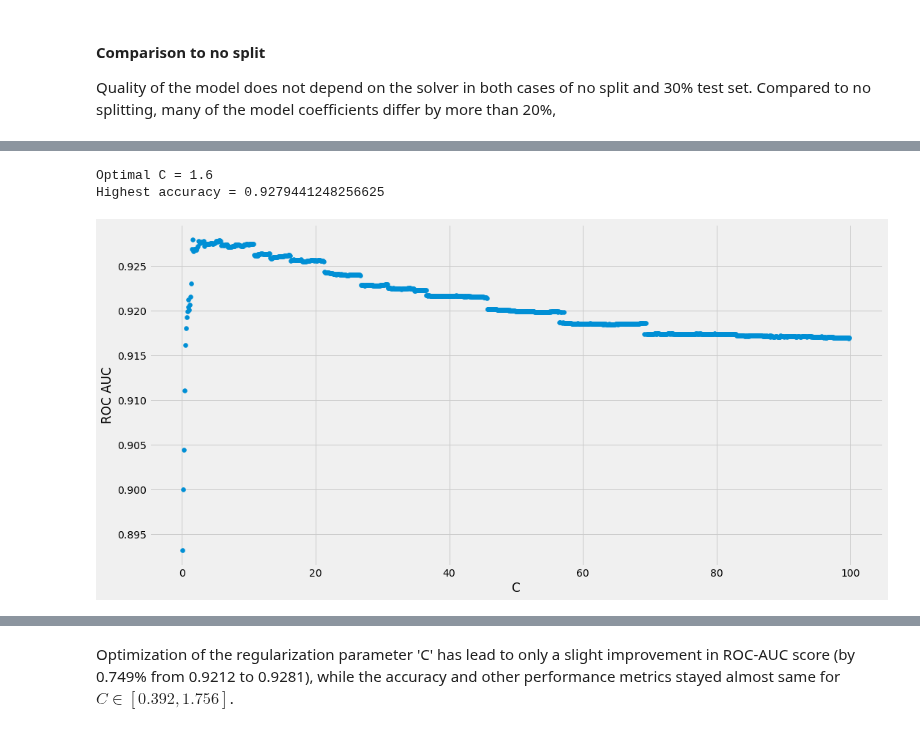
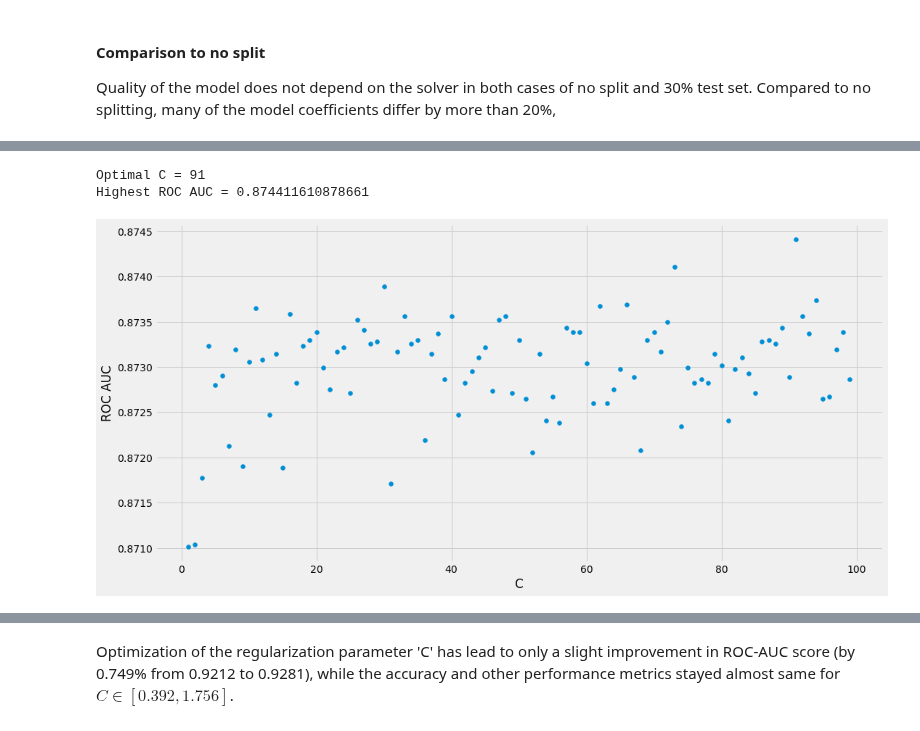
Before and after one commit to ysereda/Springboard, a Jupyter notebook: Capstone2_CustomerChurn.ipynb, the cells around one changed output, grey strips where cells are left out. Drawn from its saved outputs; the diff is of its cells as text; code cells hidden in the pictures.

```diff
--- a/Capstone2_CustomerChurn.ipynb
+++ b/Capstone2_CustomerChurn.ipynb
@@ -1718,0 +2275,24 @@ df.head()
+# %%
+#df = pd.read_csv('data/df.csv')
+#df = pd.read_csv('data/df_20161022_1.csv')
+#df = pd.read_csv('data/df_20161022_1.all_onehot.csv')
+#df = pd.read_csv('data/df_20161022_1.gender_onehot.featuresmt.csv')
+csv = "data/df_20161022_onehot.csv" #csv = "data/df_20161022_1.gender_onehot.featuresmt.csv"
+df = pd.read_csv(csv)
+drop_cols = False
+if drop_cols:
+    df = df.drop(['registration_Month','registration_winter','registration_spring','registration_summer',
+              'registration_autumn','registration_DayofMonth','registration_beginOfMonth','registration_middleOfMonth',
+             'registration_endOfMonth','registration_DayOfWeek','registration_holiday','registration_weekday',
+             'firsttransaction_Month','firsttransaction_winter','firsttransaction_spring','firsttransaction_summer',
+             'firsttransaction_autumn','firsttransaction_DayofMonth','firsttransaction_beginOfMonth',
+             'firsttransaction_middleOfMonth','firsttransaction_endOfMonth','firsttransaction_DayOfWeek','firsttransaction_holiday',
+             'firsttransaction_weekday','reg_to_trans_days1','transaction_Month1','transaction_winter1','transaction_spring1',
+             'transaction_summer1','transaction_autumn1','transaction_DayofMonth1','transaction_beginOfMonth1','transaction_middleOfMonth1',
+             'transaction_endOfMonth1','transaction_DayOfWeek1','transaction_holiday1','transaction_weekday1']
+             ,axis=1)
+print("No. of descriptors:",df.shape[1]-1)
+print("No. of records:",df.shape[0])
+display(df.head())
+pd.set_option('display.max_seq_items', None)
+print(df.columns)
@@ -1846,8 +2459,7 @@ Test samples: 574
 # %%
 # Create and train the Logistic Regression model
-#solver : {'newton-cg', 'lbfgs', 'liblinear', 'sag', 'saga'}
-lr_split = LogisticRegression(solver='lbfgs', random_state=0); # Create a model
-lr_split.fit(X_train, y_train); # Train model using training set
+#solver : {'lbfgs', 'newton-cg', 'liblinear', 'sag', 'saga'}
+lr_split = LogisticRegression(solver='newton-cg', random_state=0, max_iter=10000).fit(X_train, y_train); # Create and train model using training set
 # %%
 y_pred_split = lr_split.predict(X_test) # predicted values
 tn,fp,fn,tp = confusion_matrix_plot(y_test, y_pred_split)
@@ -1951,11 +2558,12 @@ so this is not the reason for the considerable reduction in model quality.
 Let's try to adjust the regularization strength C.
 # %%
-def opt_C_rocauc(Cmin,Cmax,Cstep):#Cmax+Cstep
+def opt_C_rocauc(Cmin,Cmax,Cstep, solver='lbfgs'):#Cmax+Cstep
+    global rocauc
     '''Optimize regularization parameter C by maximizing accuracy in Logistic Regression for Train-Test split.'''
     rocauc = pd.DataFrame({'C':[],'ROC AUC':[]})
     rocauc_opt = 0
     for C in np.arange(Cmin, Cmax, Cstep):
-        lr_C = LogisticRegression(C=C, random_state=0, max_iter=3000).fit(X_train, y_train)
+        lr_C = LogisticRegression(C=C, solver=solver, random_state=0, max_iter=np.inf).fit(X_train, y_train)
         #pred = lr_C.predict(X_test) # predicted values
         metric = roc_auc_score(y_test, lr_C.predict_proba(X_test)[:, 1]) # ROC AUC score
         rocauc = rocauc.append({'C':C,'ROC AUC':metric}, ignore_index=True)
@@ -1969,12 +2577,13 @@ def opt_C_rocauc(Cmin,Cmax,Cstep):#Cmax+Cstep
     plt.xlabel('C');
     plt.ylabel('ROC AUC');
 
-def opt_C_accuracy(Cmin,Cmax,Cstep):
+def opt_C_accuracy(Cmin,Cmax,Cstep, solver='lbfgs'):
     '''Optimize regularization parameter C by maximizing accuracy in Logistic Regression for Train-Test split.'''
+    global accuracy
     accuracy = pd.DataFrame({'C':[],'Accuracy':[]})
     acc_opt = 0
     for C in np.arange(Cmin, Cmax+Cstep, Cstep):
-        lr_C = LogisticRegression(C=C, random_state=0, max_iter=3000).fit(X_train, y_train)
+        lr_C = LogisticRegression(C=C, solver=solver, random_state=0, max_iter=np.inf).fit(X_train, y_train)
         pred = lr_C.predict(X_test) # predicted values
         acc = lr_C.score(X_test, y_test) # proportion of correct predictions
         accuracy = accuracy.append({'C':C,'Accuracy':acc}, ignore_index=True)
@@ -1990,6 +2679,6 @@ def opt_C_accuracy(Cmin,Cmax,Cstep):
 # %%
-opt_C_rocauc(0.1,100,0.1)
+opt_C_rocauc(1,100,1)
 # %% [output]
-Optimal C = 1.6
-Highest accuracy = 0.9279441248256625
+Optimal C = 91
+Highest ROC AUC = 0.874411610878661
-[figure, old version]
+[figure, new version]
```
Also changed, not shown: parts of 246 cells of this notebook, 2 other files.
